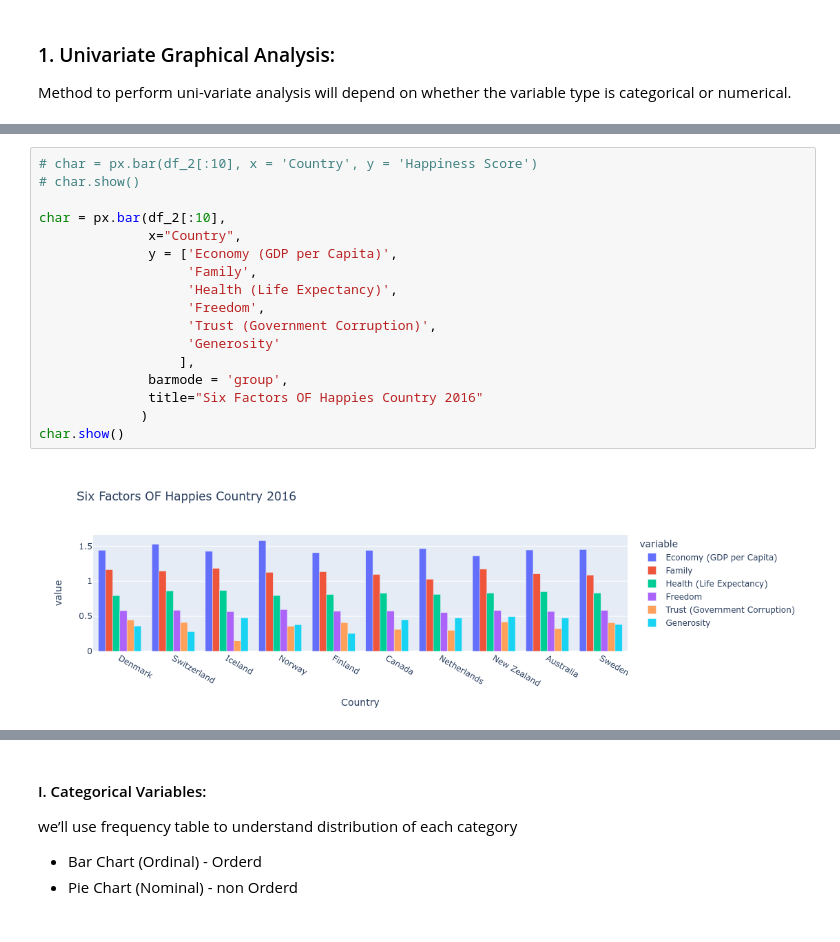
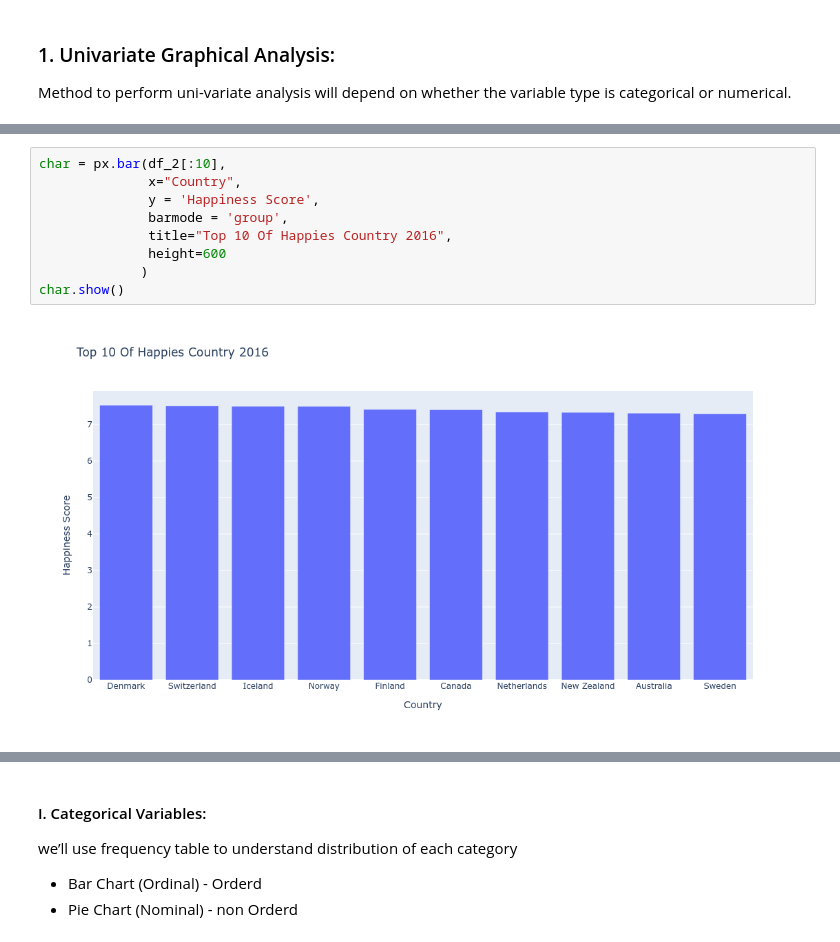
Before and after one commit to ABDULKREM-AL-SAIF/Usecase-2, a Jupyter notebook: EDA explain template.ipynb, the cells around one changed output, grey strips where cells are left out. Saved outputs shown, nothing was run; the diff lists cells and outputs as text.

```diff
--- a/EDA explain template.ipynb
+++ b/EDA explain template.ipynb
@@ -864,20 +862,12 @@ char.show()
 # %%
-# char = px.bar(df_2[:10], x = 'Country', y = 'Happiness Score')
-# char.show()
-
 char = px.bar(df_2[:10],
               x="Country",
-              y = ['Economy (GDP per Capita)',
-                   'Family',
-                   'Health (Life Expectancy)',
-                   'Freedom',
-                   'Trust (Government Corruption)',
-                   'Generosity'
-                  ],
+              y = 'Happiness Score',
               barmode = 'group',
-              title="Six Factors OF Happies Country 2016"
+              title="Top 10 Of Happies Country 2016",
+              height=600
              )
 char.show()
 # %% [output]
-[figure, old version]
+[figure, new version]
 # %%
```
Also changed, not shown: parts of 19 cells of this notebook.
